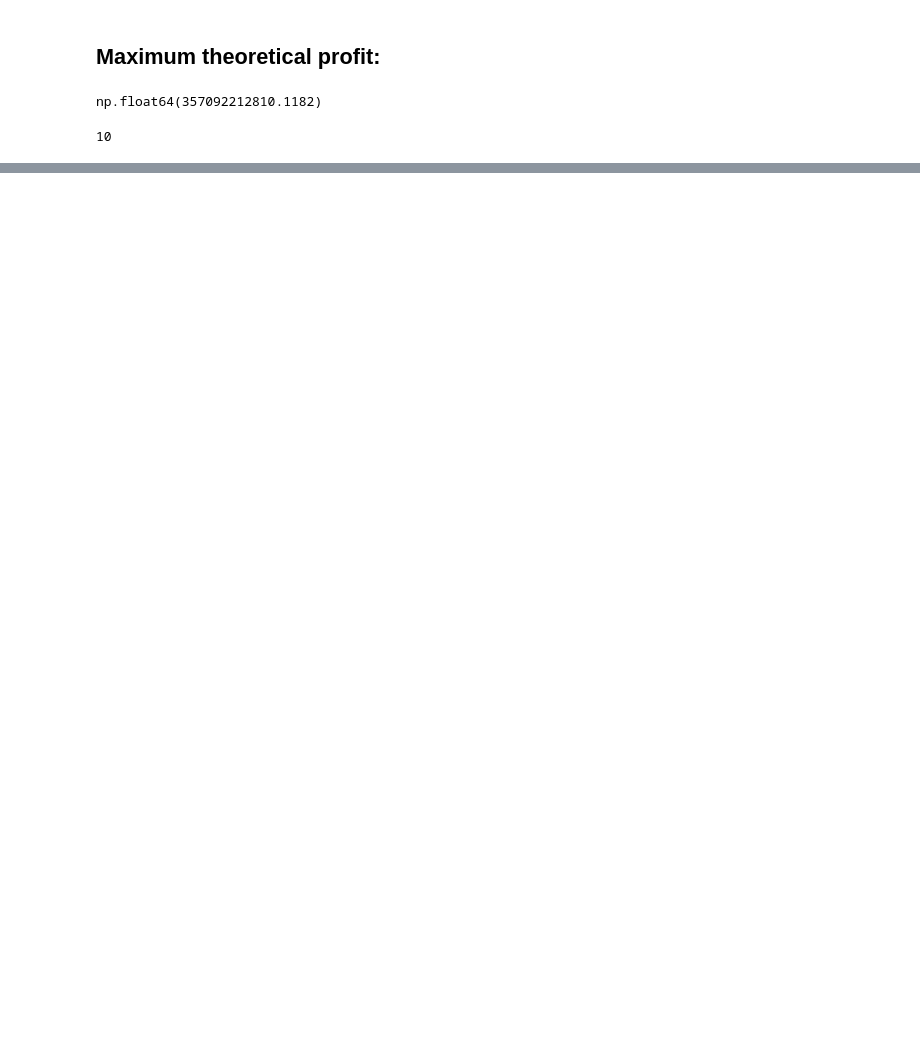
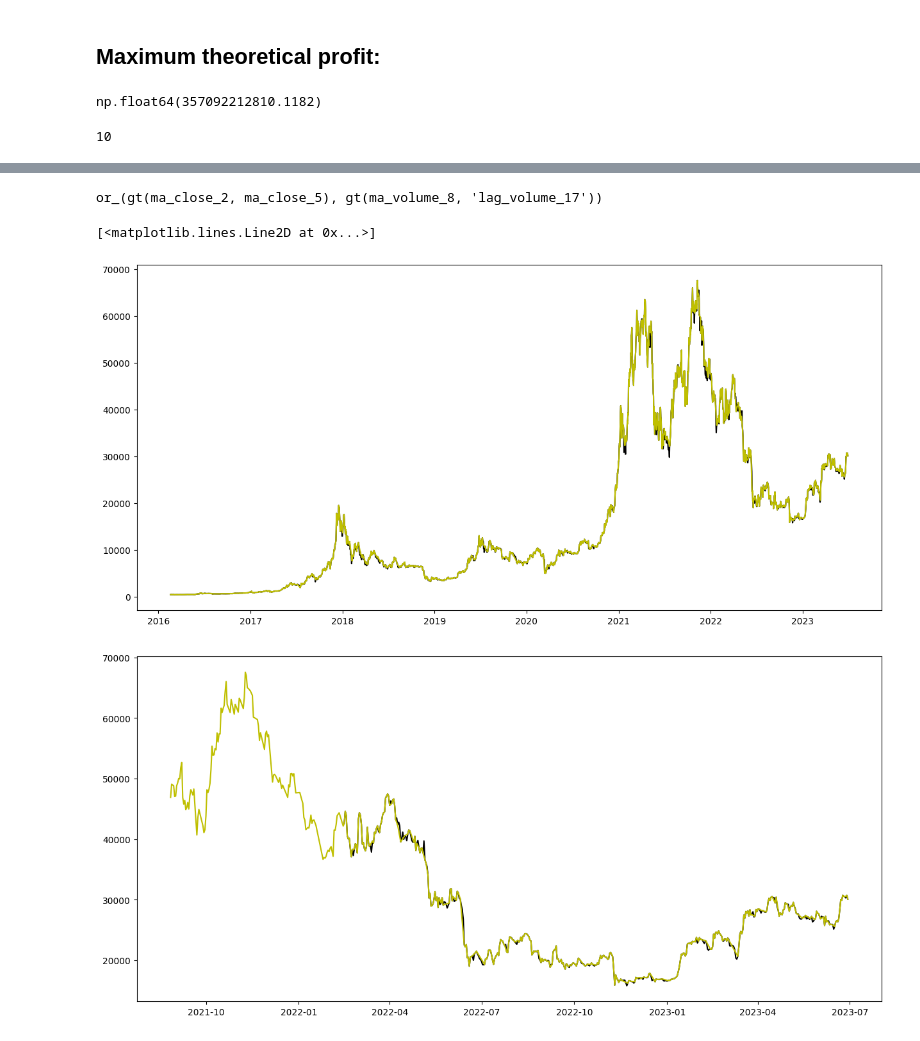
Before and after one commit to KhanNot/GP_trading_strategies, a Jupyter notebook: transform_df.ipynb, the cells around one changed output, grey strips where cells are left out. Drawn from its saved outputs; the diff is of its cells as text; code cells hidden in the pictures; blank space fills up the shorter version.

```diff
--- a/transform_df.ipynb
+++ b/transform_df.ipynb
@@ -63,6 +63,7 @@ btc_ts.head()
 5 rows × 497 columns
 # %%
 def pre_process(df):
+    """Remove nulls and columns from the DF."""
     null_rows = df.isna().sum(axis=1)[df.isna().sum(axis=1)!=0]
     null_row_indices = list(null_rows.index)
     df.drop(null_row_indices,inplace=True)
@@ -70,5 +71,5 @@ def pre_process(df):
     df.drop(['Dividends','Stock Splits'], axis=1,inplace = True)
     return df
 # %%
-btc_train = pre_process(btc_ts)
+btc_ts = pre_process(btc_ts)
 # %%
@@ -132,19 +137,6 @@ for v_arg in vol_args:
 for d_arg in dol_args:
         pset.addTerminal(d_arg,Dollar)
 
-def plot_tree(expr, name:str = "tree"):
-    nodes, edges, labels = gp.graph(expr)
-
-    ### Graphviz Section ###
-    import pygraphviz as pgv
-
-    g = pgv.AGraph()
-    g.add_nodes_from(nodes)
-    g.add_edges_from(edges)
-    g.layout(prog="dot")
-
-    for i in nodes:
-        n = g.get_node(i)
-        n.attr["label"] = labels[i]
-
-    g.draw(rf".\trees\{name}.png")
+# --- Remove all the ARG terminals ---
+pset.terminals[Volume] = [i for i in pset.terminals[Volume] if "ARG" not in i.name]
+pset.terminals[Dollar] = [i for i in pset.terminals[Dollar] if "ARG" not in i.name]
@@ -541,5 +519,5 @@ plt.plot(range(len(y)), y)
 # %%
-best_solution = hof.items[1]
+best_solution = hof.items[0]
 tc = 0.01
 print("TRAIN")
 print("Buy and hold:",(1000/btc_train.iloc[0]['Open'])*btc_train.iloc[-1]['Open']*(1-tc)**2)
@@ -553,23 +541,28 @@ print("strat value :",trading_strat(individual = best_solution, df=btc_test,pset
 # %%
 #Check best solution:
 print(str(best_solution))
-# plot_tree(expr = best_solution,
-#           name=f"tree_best_solution_{pendulum.now().format("MM-DD_HH-mm-ss")}")
+plot_tree(expr = best_solution,
+          name=f"tree_best_solution_{pendulum.now().format("MM-DD_HH-mm-ss")}")
 function = gp.compile(expr=gp.PrimitiveTree(best_solution),pset=pset)
 signal_df  = pd.DataFrame(index=btc_ts.index)
 signal_df['Signal'] = function(df = btc_ts)
 signal_df["Open"] = btc_ts['Open']
 plt.figure(figsize=(15,7))
 # btc_ts['Open'].plot()
 x_btc = list(btc_ts.index)
 y_btc = list(btc_ts['Open'])
 
 x_sig = list(signal_df[signal_df['Signal']].index)
 y_sig= list(signal_df[signal_df['Signal']]['Open'])
 plt.plot(x_btc,y_btc,'k')
 plt.plot(x_sig,y_sig,'y')
 
 plt.figure(figsize=(15,7))
 plt.plot(x_btc[-500:],y_btc[-500:],'k')
 plt.plot(x_sig[-500:],y_sig[-500:],'y')
+# %% [output]
+or_(gt(ma_close_2, ma_close_5), gt(ma_volume_8, 'lag_volume_17'))
+[<matplotlib.lines.Line2D at 0x...>]
+[figure, added]
+[figure, added]
 # %%
```
Also changed, not shown: parts of 30 cells of this notebook, 26 other files.
